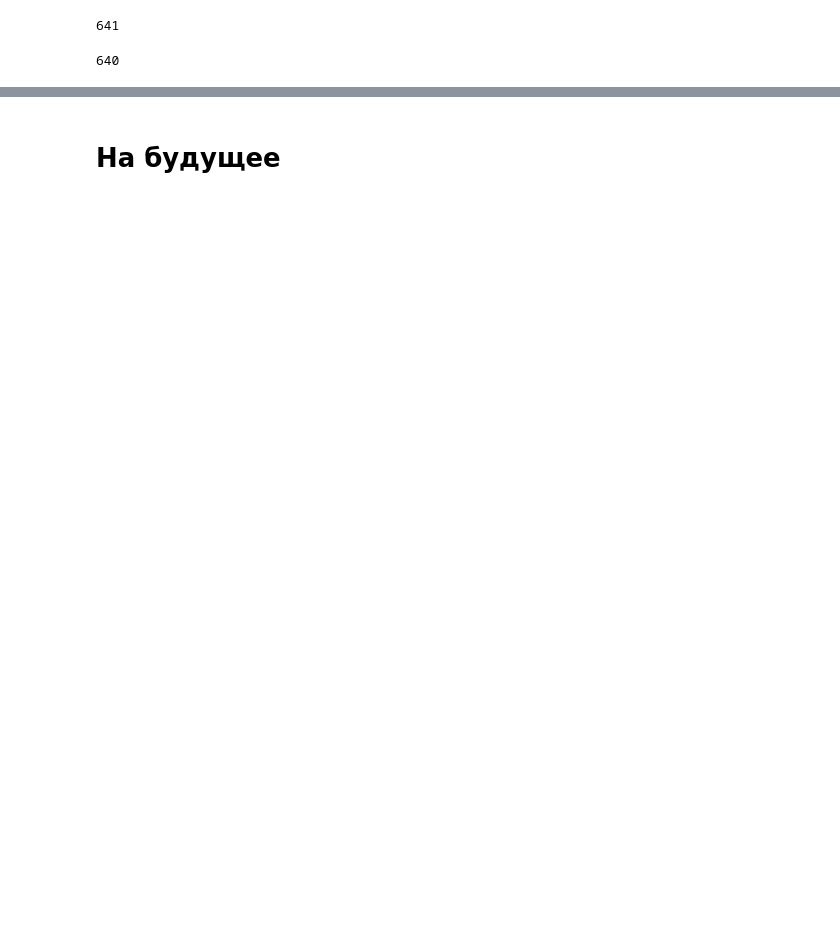
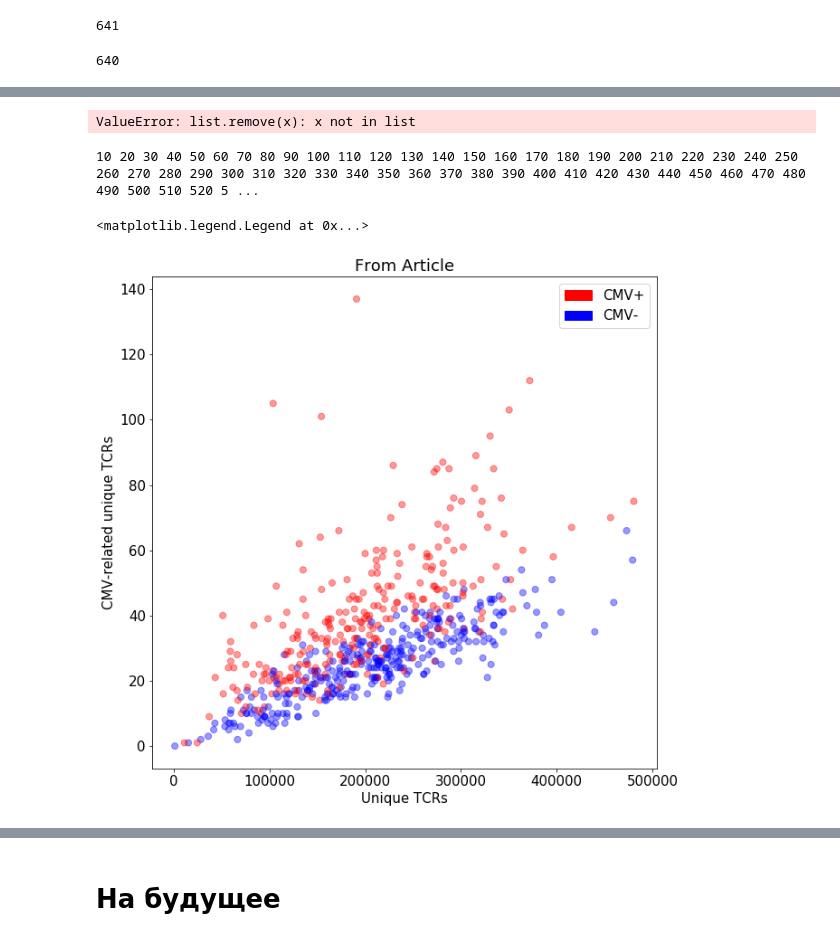
Before and after one commit to akseshina/CMV_project, a Jupyter notebook: vdjmatch_to_cmv_vdjdb/analyze_results.ipynb, the cells around one changed output, grey strips where cells are left out. Cells and saved outputs as stored; diff of their text form; code cells hidden in the pictures; blank space fills up the shorter version.

```diff
--- a/vdjmatch_to_cmv_vdjdb/analyze_results.ipynb
+++ b/vdjmatch_to_cmv_vdjdb/analyze_results.ipynb
@@ -124,0 +165,3 @@ Text(0.5, 1.0, 'Sums TCRs')
+# %%
+article_cmv = pd.read_csv('~/CMV_project/aryuna/cmv_assotiated_164.csv')
+article_cmv.head()
@@ -124,0 +175,4 @@ Text(0.5, 1.0, 'Sums TCRs')
+# %%
+article_cmv['V_truncated'] = article_cmv['V gene'].str.split('*', expand=True)[0].str[3:]
+article_cmv['J_truncated'] = article_cmv['J gene'].str.split('*', expand=True)[0].str[3:]
+article_cmv.head()
@@ -124,0 +186,55 @@ Text(0.5, 1.0, 'Sums TCRs')
+# %%
+samples.remove('HIP13515')
+# %% [output]
+ValueError: list.remove(x): x not in list
+# %%
+i = 0
+
+for test_s in samples:
+
+    all_cdr3s = pd.read_csv('~/data/cmv_VDJtools_format_reads/{}.tsv'.format(test_s), sep='\t')
+
+    cur_hla = set()
+    # print(test_s)
+    if pd.isnull(meta_s.loc[test_s, 'hla']):
+        continue
+    for h in meta_s.loc[test_s, 'hla'].split(','):
+        h = h.split('*')
+        h[1] = str(int(h[1]))
+        h = ''.join(h)
+        cur_hla.add(h)
+    cur_hla = list(cur_hla)
+    hla_restric = ~(pd.isnull(article_cmv['HLA restriction']))
+    non_hla_restric = ~hla_restric
+    good_hla = article_cmv.loc[hla_restric, 'HLA restriction'].str.split(', ').apply(
+        lambda x: sum([hla in x for hla in cur_hla]) > 0)
+    cur_article_cmv = pd.concat([article_cmv[non_hla_restric], article_cmv[hla_restric][good_hla]])
+
+
+    meta_s.loc[test_s, 'article_cmv_unique_V3'] = len(
+        all_cdr3s.loc[
+            (all_cdr3s['CDR3aa'].isin(cur_article_cmv['CDR3'])) &
+             (all_cdr3s['V'].isin(cur_article_cmv['V_truncated'])) &
+              (all_cdr3s['J'].isin(cur_article_cmv['J_truncated']))])
+
+    i += 1
+    if i % 10 == 0:
+        print(i, end=' ')
+# %% [output]
+10 20 30 40 50 60 70 80 90 100 110 120 130 140 150 160 170 180 190 200 210 220 230 240 250 260 270 280 290 300 310 320 330 340 350 360 370 380 390 400 410 420 430 440 450 460 470 480 490 500 510 520 5 ...
+# %%
+import matplotlib.patches as mpatches
+red_patch = mpatches.Patch(color='red', label='CMV+')
+blue_patch = mpatches.Patch(color='blue', label='CMV-')
+# %%
+plt.figure(figsize=(10, 10))
+plt.scatter(meta_s['unique_TCR'], meta_s['article_cmv_unique_V3'],
+            c=meta_s['col'],
+            alpha=0.4, s=50)
+plt.xlabel('Unique TCRs')
+plt.ylabel('CMV-related unique TCRs')
+plt.title('From Article')
+plt.legend(handles=[red_patch, blue_patch])
+# %% [output]
+<matplotlib.legend.Legend at 0x...>
+[figure, added]
```
Also changed, not shown: parts of 12 cells of this notebook, 22 other files.
